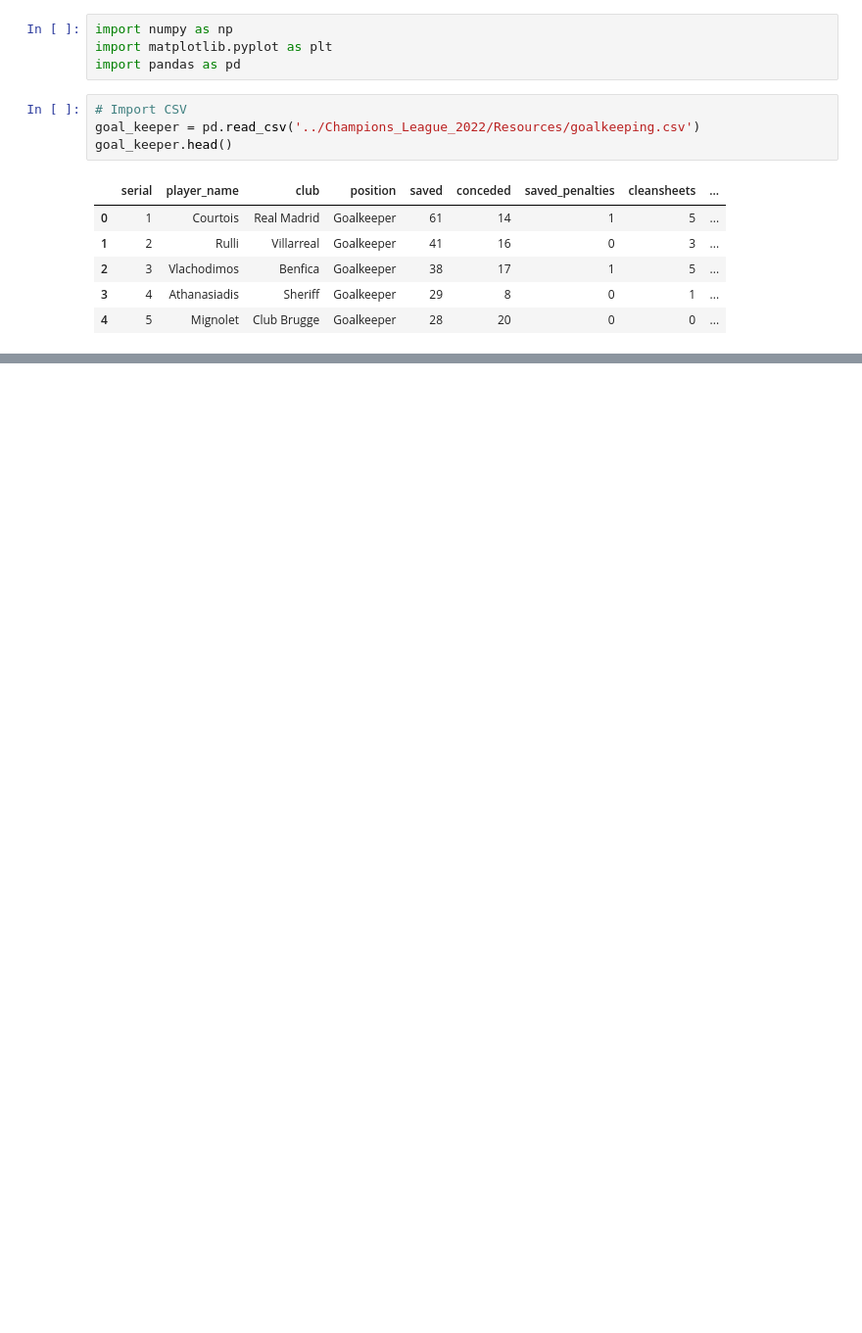
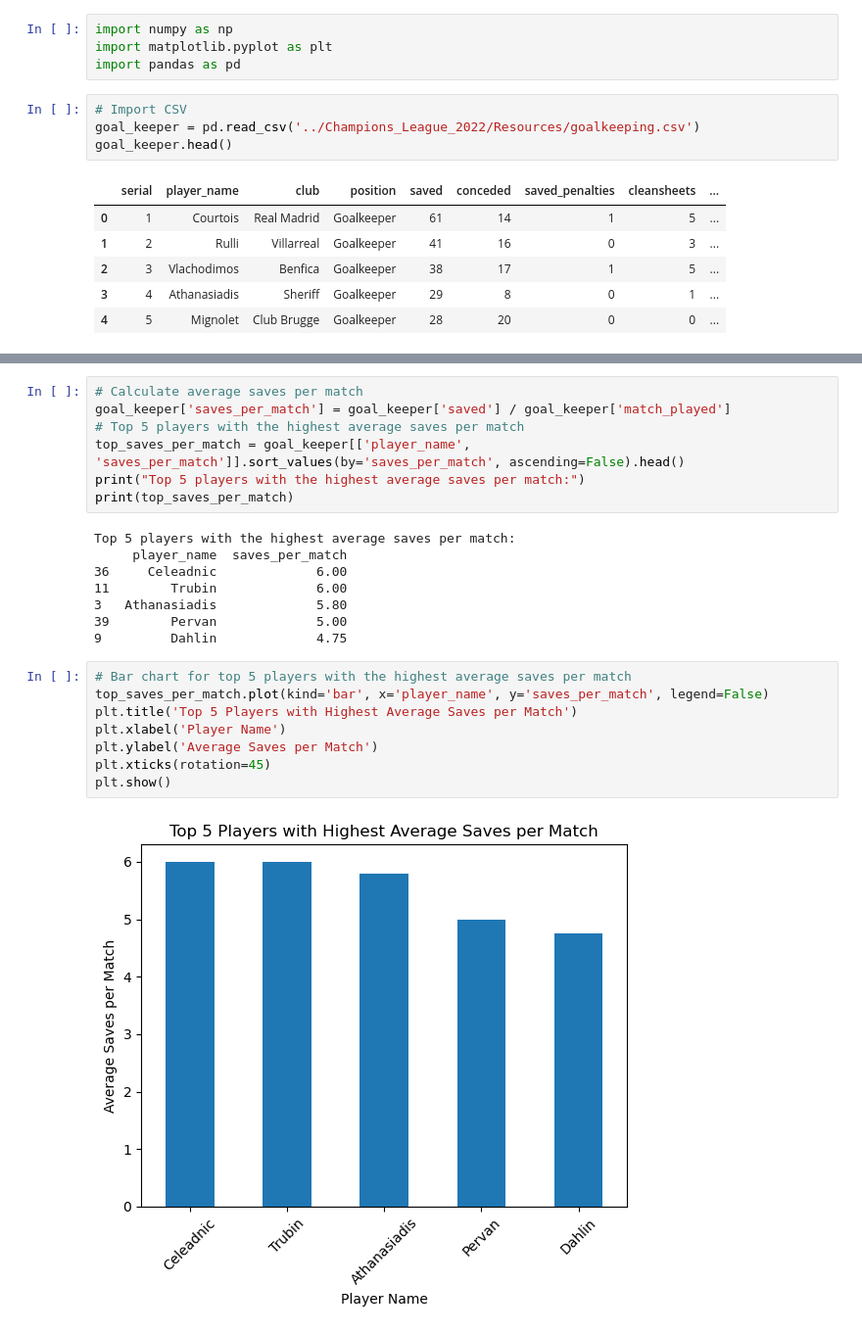
Before and after one commit to Tadespi/Champions-League, a Jupyter notebook: UCL Goalkeeping.ipynb, the cells around one changed output, grey strips where cells are left out. Shown at 98% size. Drawn from its saved outputs; the diff is of its cells as text; blank space fills up the shorter version.

```diff
--- a/UCL Goalkeeping.ipynb
+++ b/UCL Goalkeeping.ipynb
@@ -37,0 +45,25 @@ five_worst.tail()
+# %%
+# Calculate average saves per match
+goal_keeper['saves_per_match'] = goal_keeper['saved'] / goal_keeper['match_played']
+# Top 5 players with the highest average saves per match
+top_saves_per_match = goal_keeper[['player_name', 'saves_per_match']].sort_values(by='saves_per_match', ascending=False).head()
+print("Top 5 players with the highest average saves per match:")
+print(top_saves_per_match)
+# %% [output]
+Top 5 players with the highest average saves per match:
+     player_name  saves_per_match
+36     Celeadnic             6.00
+11        Trubin             6.00
+3   Athanasiadis             5.80
+39        Pervan             5.00
+9         Dahlin             4.75
+# %%
+# Bar chart for top 5 players with the highest average saves per match
+top_saves_per_match.plot(kind='bar', x='player_name', y='saves_per_match', legend=False)
+plt.title('Top 5 Players with Highest Average Saves per Match')
+plt.xlabel('Player Name')
+plt.ylabel('Average Saves per Match')
+plt.xticks(rotation=45)
+plt.show()
+# %% [output]
+[figure, added]
```
Also changed, not shown: parts of 8 cells of this notebook.
